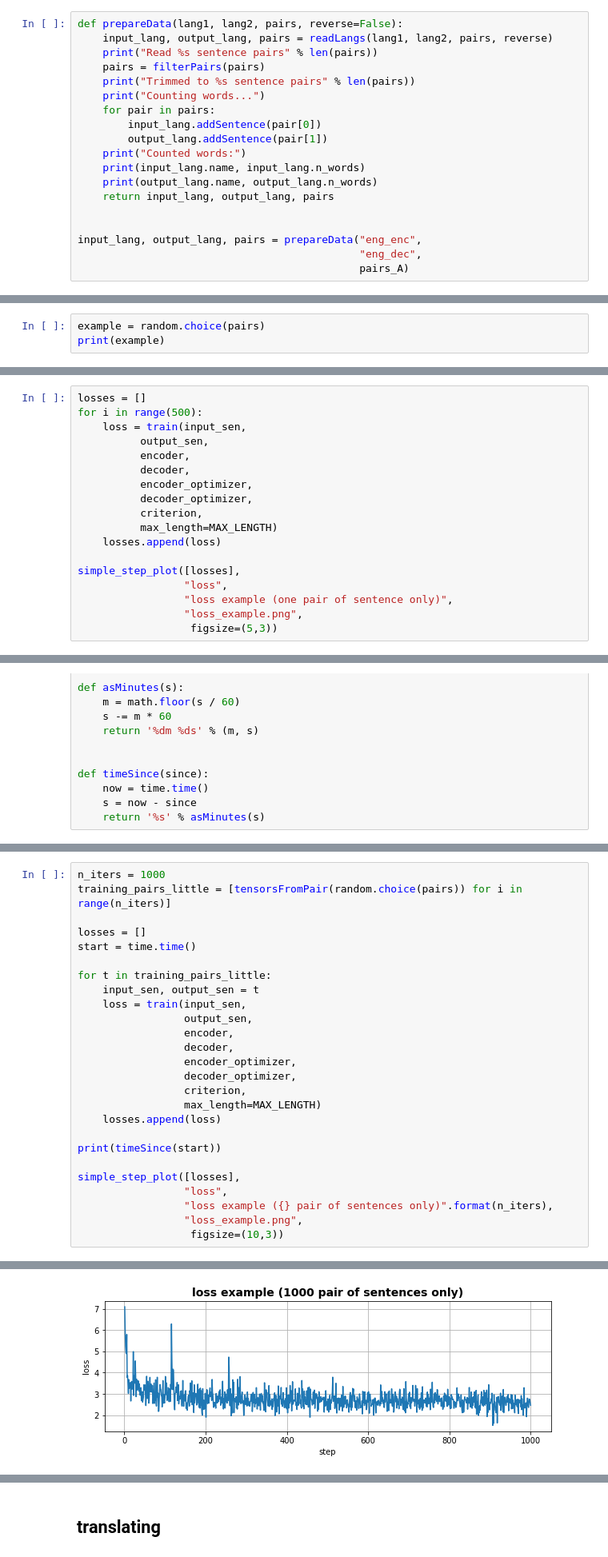
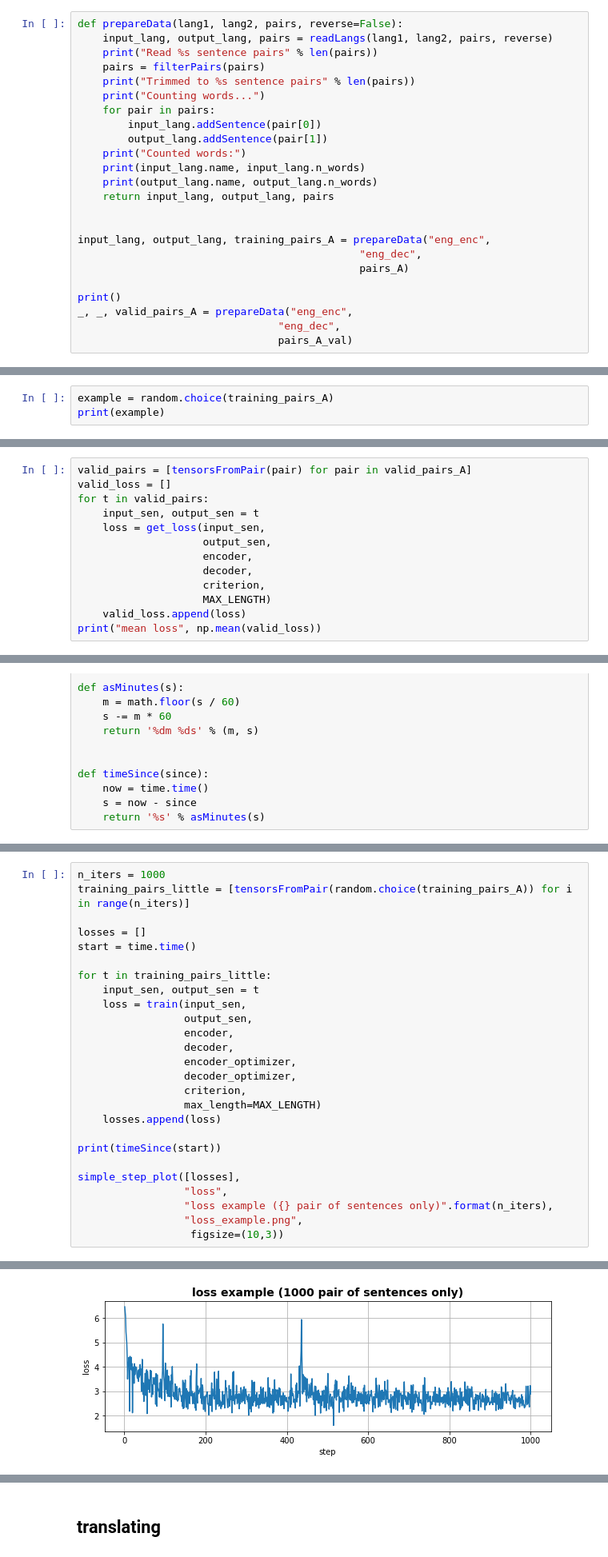
Before and after one commit to felipessalvatore/ContraQA, a Jupyter notebook: lab_five.ipynb, the cells around one changed output, grey strips where cells are left out. Shown at 80% size. Drawn from its saved outputs; the diff is of its cells as text.

```diff
--- a/lab_five.ipynb
+++ b/lab_five.ipynb
@@ -137,9 +132,14 @@ def prepareData(lang1, lang2, pairs, reverse=False):
     return input_lang, output_lang, pairs
 
 
-input_lang, output_lang, pairs = prepareData("eng_enc",
+input_lang, output_lang, training_pairs_A = prepareData("eng_enc",
                                              "eng_dec",
                                              pairs_A)
+
+print()
+_, _, valid_pairs_A = prepareData("eng_enc",
+                                "eng_dec",
+                                pairs_A_val)
 # %% [output]
 Read 8500 sentence pairs
 Trimmed to 8500 sentence pairs
@@ -150,6 +157,6 @@ eng_dec 704
 # %% [markdown]
 ### sentences 2 tensors
 # %%
-example = random.choice(pairs)
+example = random.choice(training_pairs_A)
 print(example)
 # %% [output]
@@ -403,21 +410,3 @@ def train(input_tensor,
     decoder_optimizer.step()
 
     return loss.item() / target_length
-# %%
-losses = []
-for i in range(500):
-    loss = train(input_sen,
-          output_sen,
-          encoder,
-          decoder,
-          encoder_optimizer,
-          decoder_optimizer,
-          criterion,
-          max_length=MAX_LENGTH)
-    losses.append(loss)
-
-simple_step_plot([losses],
-                 "loss",
-                 "loss example (one pair of sentence only)",
-                 "loss_example.png",
-                  figsize=(5,3))
@@ -425,0 +450,13 @@ simple_step_plot([losses],
+# %%
+valid_pairs = [tensorsFromPair(pair) for pair in valid_pairs_A]
+valid_loss = []
+for t in valid_pairs:
+    input_sen, output_sen = t
+    loss = get_loss(input_sen,
+                    output_sen,
+                    encoder,
+                    decoder,
+                    criterion,
+                    MAX_LENGTH)
+    valid_loss.append(loss)
+print("mean loss", np.mean(valid_loss))
@@ -441,6 +482,6 @@ def timeSince(since):
 # %%
 n_iters = 1000
-training_pairs_little = [tensorsFromPair(random.choice(pairs)) for i in range(n_iters)]
+training_pairs_little = [tensorsFromPair(random.choice(training_pairs_A)) for i in range(n_iters)]
 
 losses = []
 start = time.time()
@@ -469,4 +510,4 @@ simple_step_plot([losses],
-[figure, old version]
+[figure, new version]
 # %%
 def trainIters(encoder,
                decoder,
```
Also changed, not shown: parts of 41 cells of this notebook, 1 other file.
